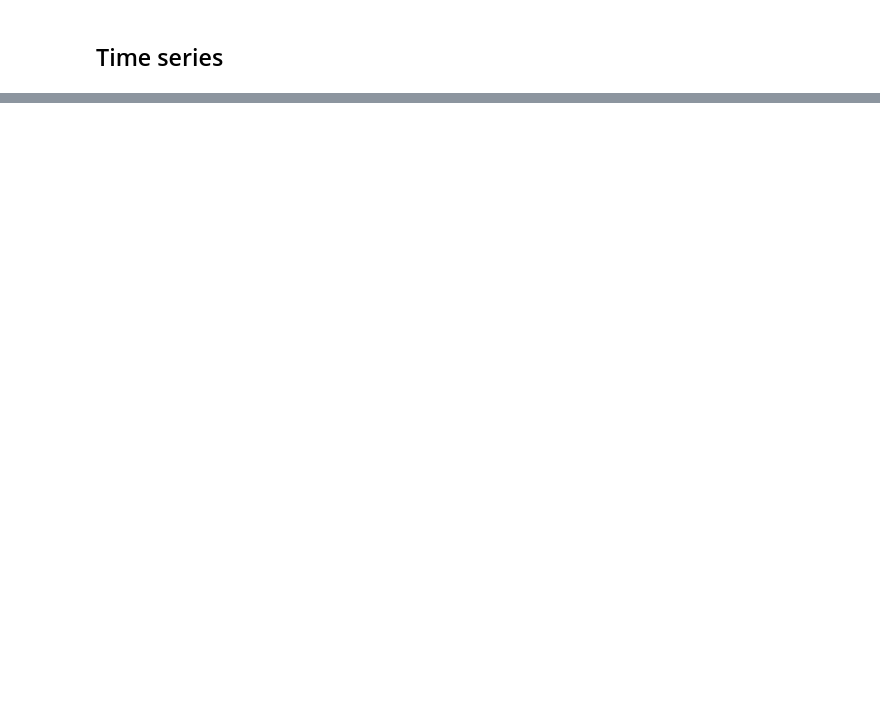
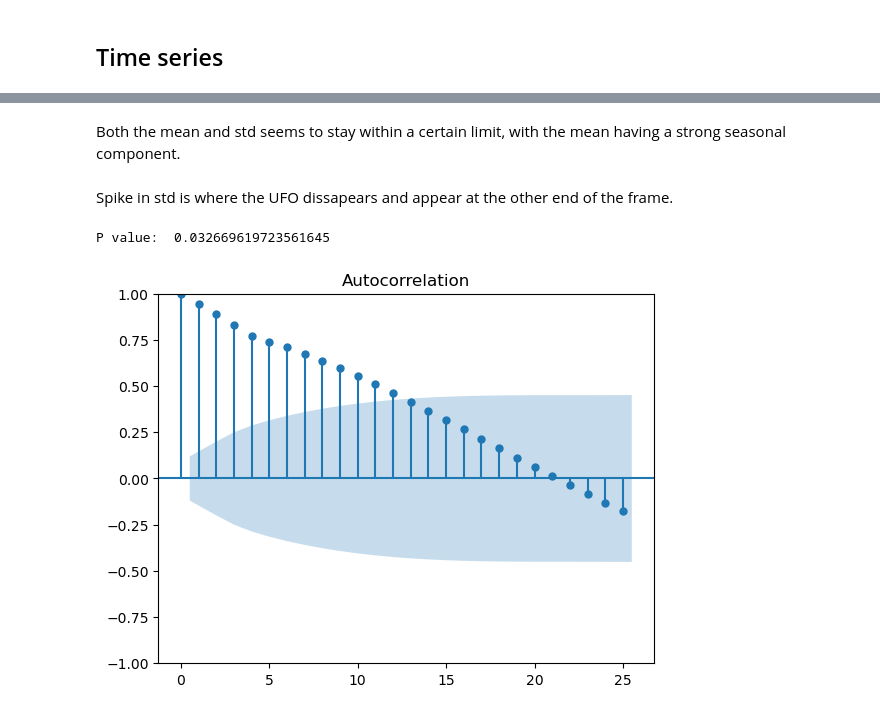
Before and after one commit to Ettiene11/https---github.com-Ettiene11-EERI414_Exam, a Jupyter notebook: EERI414Eks2024a.ipynb, the cells around one changed output, grey strips where cells are left out. Drawn from its saved outputs; the diff is of its cells as text; code cells hidden in the pictures; blank space fills up the shorter version.

```diff
--- a/EERI414Eks2024a.ipynb
+++ b/EERI414Eks2024a.ipynb
@@ -550,0 +930,15 @@ plt.show()
+# %% [markdown]
+Both the mean and std seems to stay within a certain limit, with the mean having a strong seasonal component.
+# %% [markdown]
+Spike in std is where the UFO dissapears and appear at the other end of the frame.
+# %%
+from statsmodels.graphics.tsaplots import plot_acf
+
+plot_acf(x_coords)
+
+from statsmodels.tsa.stattools import adfuller
+out = adfuller(x_coords)
+print('P value: ', out[1])
+# %% [output]
+P value:  0.032669619723561645
+[figure, added]
```
Also changed, not shown: parts of 52 cells of this notebook.
